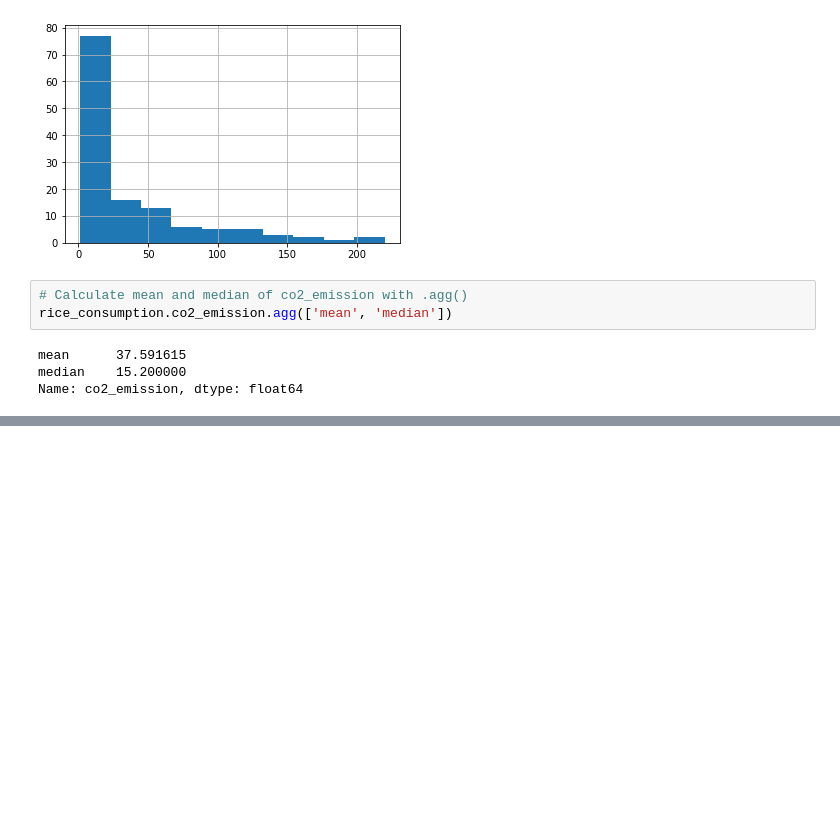
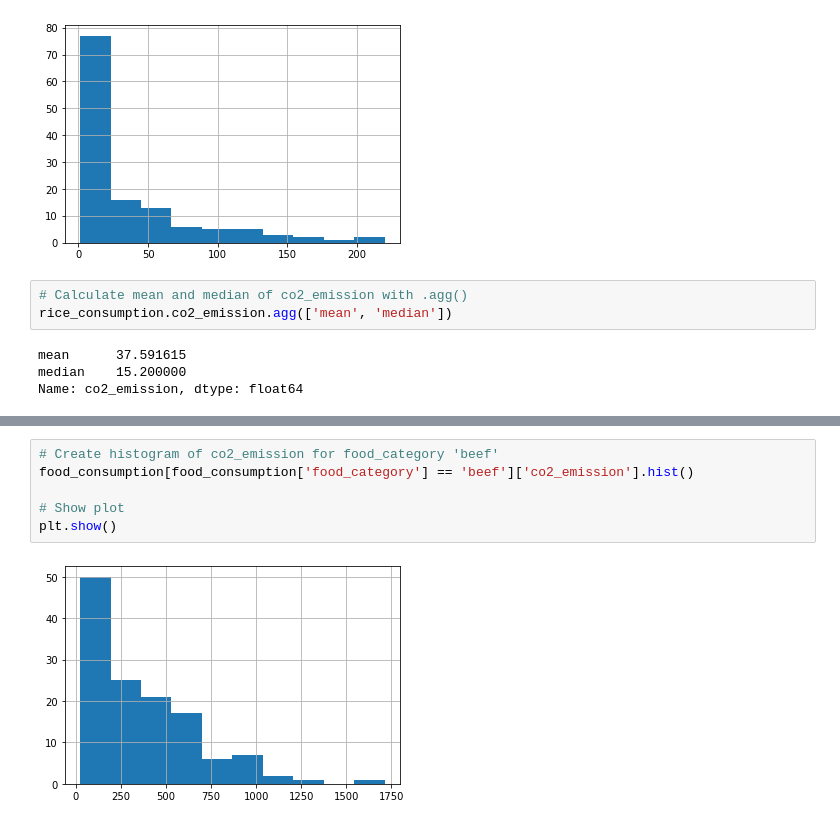
Before and after one commit to SketchQ/DataCamp_DataScience_Track, a Jupyter notebook: 18_Introduction to Statistics in Python/Chapter_1_Summary Statistics.ipynb, the cells around one changed output, grey strips where cells are left out. Cells and saved outputs as stored; diff of their text form; blank space fills up the shorter version.

```diff
--- a/18_Introduction to Statistics in Python/Chapter_1_Summary Statistics.ipynb
+++ b/18_Introduction to Statistics in Python/Chapter_1_Summary Statistics.ipynb
@@ -221,0 +470,8 @@ Name: co2_emission, dtype: float64
+# %%
+# Create histogram of co2_emission for food_category 'beef'
+food_consumption[food_consumption['food_category'] == 'beef']['co2_emission'].hist()
+
+# Show plot
+plt.show()
+# %% [output]
+[figure, added]
```
Also changed, not shown: parts of 11 cells of this notebook, 2 other files.
